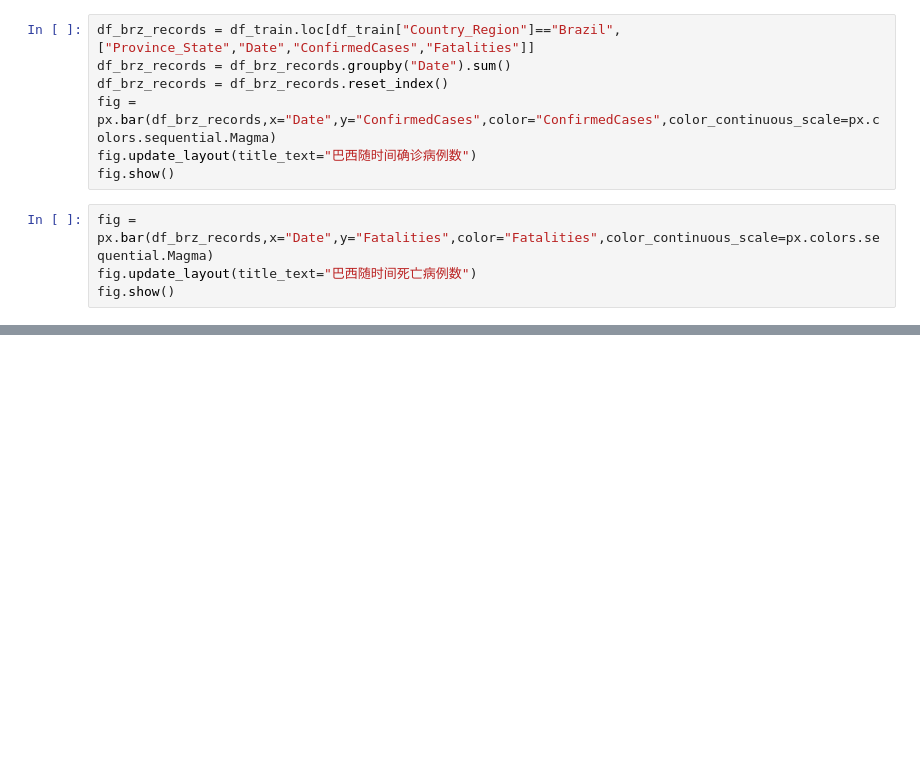
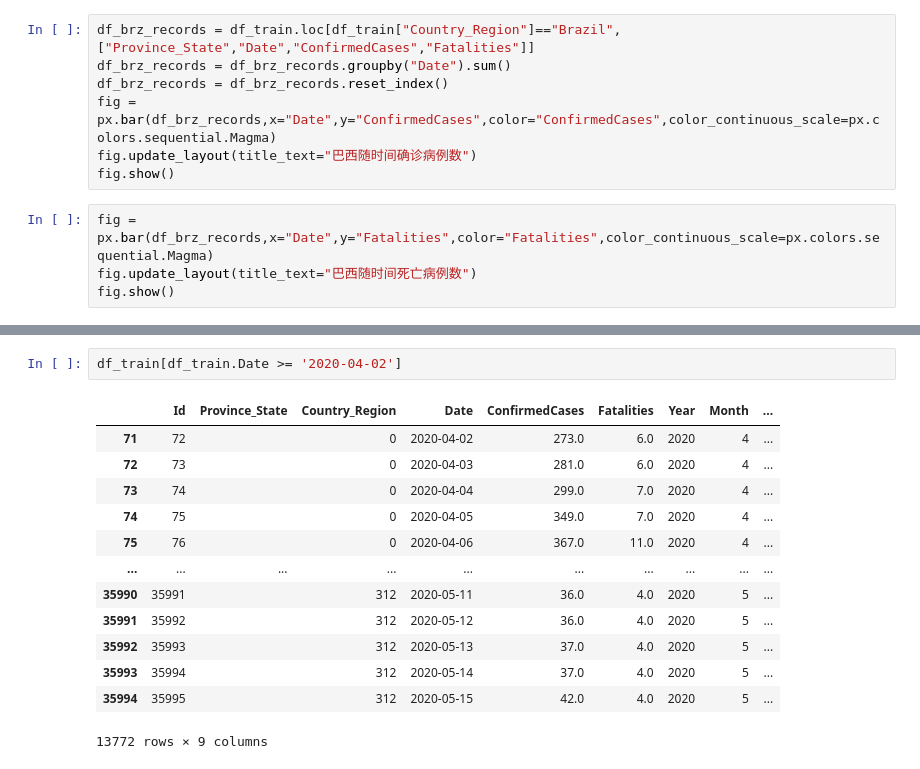
Before and after one commit to janson11/python-demo, a Jupyter notebook: day/Chapter27/Chapter27.ipynb, the cells around one changed output, grey strips where cells are left out. Saved outputs shown, nothing was run; the diff lists cells and outputs as text; blank space fills up the shorter version.

```diff
--- a/day/Chapter27/Chapter27.ipynb
+++ b/day/Chapter27/Chapter27.ipynb
@@ -149,0 +290,16 @@ fig.show()
+# %%
+df_train[df_train.Date >= '2020-04-02']
+# %% [output]
+|  | Id | Province_State | Country_Region | Date | ConfirmedCases | Fatalities | Year | Month | ... |
+| 71 | 72 |  | 0 | 2020-04-02 | 273.0 | 6.0 | 2020 | 4 | ... |
+| 72 | 73 |  | 0 | 2020-04-03 | 281.0 | 6.0 | 2020 | 4 | ... |
+| 73 | 74 |  | 0 | 2020-04-04 | 299.0 | 7.0 | 2020 | 4 | ... |
+| 74 | 75 |  | 0 | 2020-04-05 | 349.0 | 7.0 | 2020 | 4 | ... |
+| 75 | 76 |  | 0 | 2020-04-06 | 367.0 | 11.0 | 2020 | 4 | ... |
+| ... | ... | ... | ... | ... | ... | ... | ... | ... | ... |
+| 35990 | 35991 |  | 312 | 2020-05-11 | 36.0 | 4.0 | 2020 | 5 | ... |
+| 35991 | 35992 |  | 312 | 2020-05-12 | 36.0 | 4.0 | 2020 | 5 | ... |
+| 35992 | 35993 |  | 312 | 2020-05-13 | 37.0 | 4.0 | 2020 | 5 | ... |
+| 35993 | 35994 |  | 312 | 2020-05-14 | 37.0 | 4.0 | 2020 | 5 | ... |
+| 35994 | 35995 |  | 312 | 2020-05-15 | 42.0 | 4.0 | 2020 | 5 | ... |
+13772 rows × 9 columns
```
Also changed, not shown: parts of 9 cells of this notebook.
